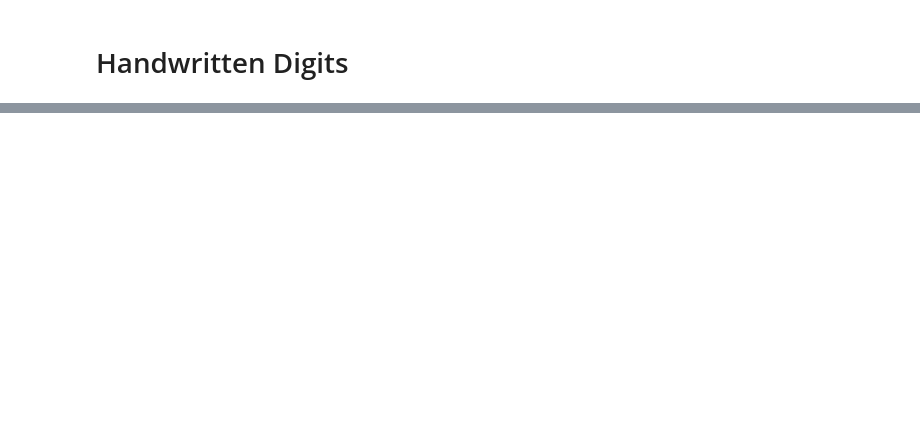
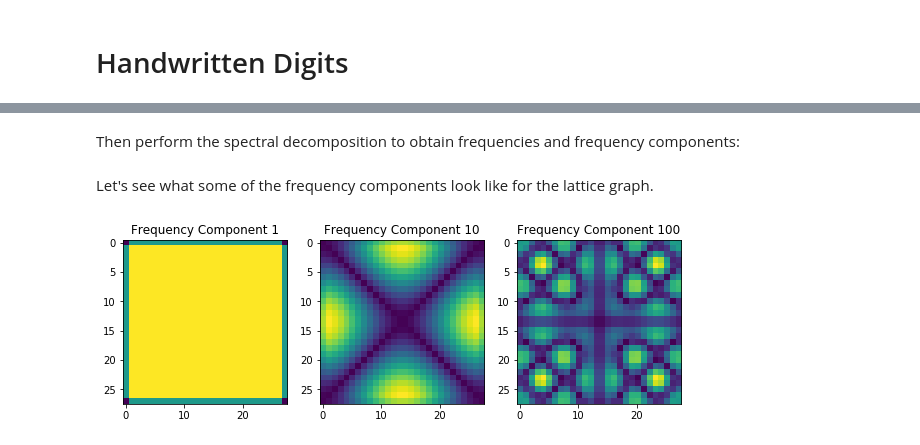
Before and after one commit to MinhTranCA/graph-similarity-1, a Jupyter notebook: notebooks/Handwritten Digits.ipynb, the cells around one changed output, grey strips where cells are left out. Saved outputs shown, nothing was run; the diff lists cells and outputs as text; code cells hidden in the pictures; blank space fills up the shorter version.

```diff
--- a/notebooks/Handwritten Digits.ipynb
+++ b/notebooks/Handwritten Digits.ipynb
@@ -20,0 +31,33 @@ The MNIST_DATA class contains a function which converts the grayscale digit into
+# %%
+def get_lattice_laplacian(n):
+    d, I = la.toeplitz(np.eye(1, n, 1)), np.eye(n)
+    A = np.kron(d, I) + np.kron(I, d)
+    degrees = np.sum(A, axis = 0)
+    N = np.diag(np.power(degrees, -0.5))
+    L = np.identity(n ** 2) - np.linalg.multi_dot([N, A, N])
+    return L
+# %% [markdown]
+Then perform the spectral decomposition to obtain frequencies and frequency components:
+# %%
+def gft(L):
+    lamb, U = np.linalg.eig(L)
+    return lamb, U
+# %% [markdown]
+Let's see what some of the frequency components look like for the lattice graph.
+# %%
+L = get_lattice_laplacian(28)
+lamb, U = gft(L)
+# %%
+plt.figure(figsize = (10, 5))
+plt.subplot(1, 3, 1)
+plt.imshow(np.abs(np.reshape(U[:, 0], (28, 28))))
+plt.title('Frequency Component 1')
+plt.subplot(1, 3, 2)
+plt.imshow(np.abs(np.reshape(U[:, 9], (28, 28))))
+plt.title('Frequency Component 10')
+plt.subplot(1, 3, 3)
+plt.imshow(np.abs(np.reshape(U[:, 99], (28, 28))))
+plt.title('Frequency Component 100')
+plt.show()
+# %% [output]
+[figure, added]
```
Also changed, not shown: parts of 21 cells of this notebook.
